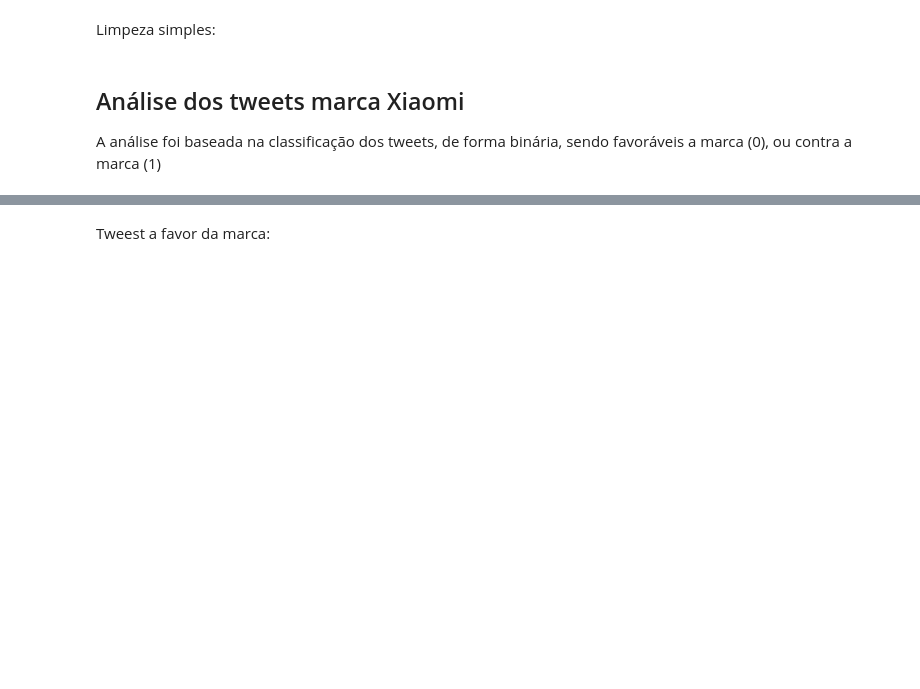
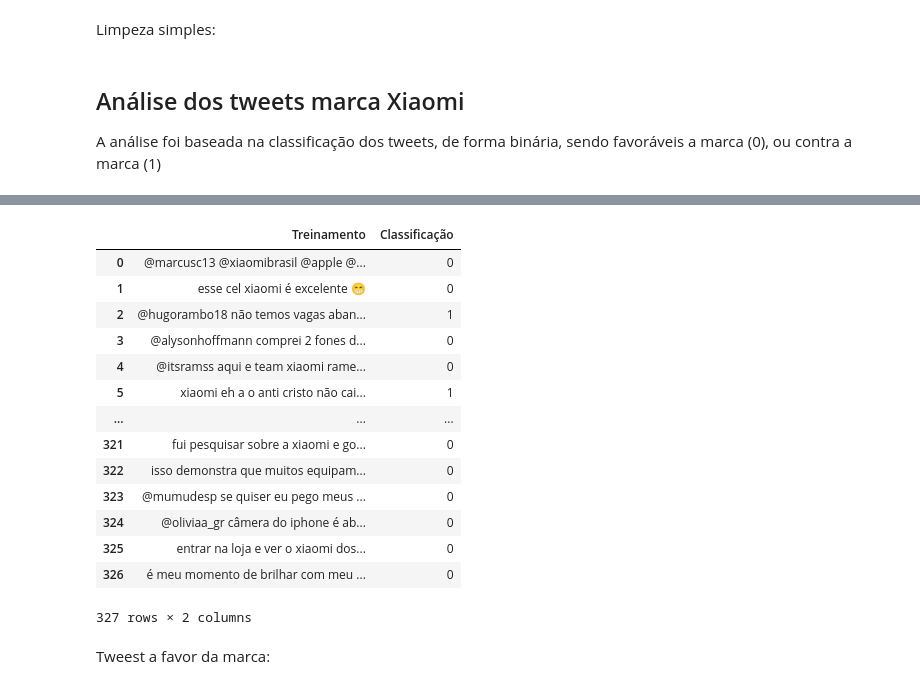
Before and after one commit to thalials/P2_tweets, a Jupyter notebook: Classificador.ipynb, the cells around one changed output, grey strips where cells are left out. Cells and saved outputs as stored; diff of their text form; code cells hidden in the pictures; blank space fills up the shorter version.

Commit message:
limpeza simples dos dados

```diff
--- a/Classificador.ipynb
+++ b/Classificador.ipynb
@@ -73,0 +62,3 @@ tweets_idx
+# %%
+lista_tt = dict_n_rep_tt['Treinamento']
+lista_tt
@@ -73,0 +83,9 @@ tweets_idx
+# %%
+lista_classificacao = dict_n_rep_tt['Classificação']
+# %%
+i=0
+lista_sem_caracteres = []
+for i in range(len(lista_tt)):
+    novo_tt = cleanup(lista_tt[i])
+    lista_sem_caracteres.append(novo_tt.lower())
+    i += 1
@@ -73,0 +112,11 @@ tweets_idx
+# %%
+i=0
+lista = []
+
+dict_df = {}
+for elemento in lista_sem_caracteres:
+    lista.append(elemento)
+    i += 1
+
+dict_df['Treinamento'] = lista
+dict_df['Classificação'] = lista_classificacao
@@ -73,0 +143,20 @@ tweets_idx
+# %%
+#novo banco de dados apos limpeza simples dos tweets
+novo_tweets = pd.DataFrame(data=dict_df)
+novo_tweets
+# %% [output]
+|  | Treinamento | Classificação |
+| 0 | @marcusc13 @xiaomibrasil @apple @... | 0 |
+| 1 | esse cel xiaomi é excelente 😁 | 0 |
+| 2 | @hugorambo18 não temos vagas aban... | 1 |
+| 3 | @alysonhoffmann comprei 2 fones d... | 0 |
+| 4 | @itsramss aqui e team xiaomi rame... | 0 |
+| 5 | xiaomi eh a o anti cristo não cai... | 1 |
+| ... | ... | ... |
+| 321 | fui pesquisar sobre a xiaomi e go... | 0 |
+| 322 | isso demonstra que muitos equipam... | 0 |
+| 323 | @mumudesp se quiser eu pego meus ... | 0 |
+| 324 | @oliviaa_gr câmera do iphone é ab... | 0 |
+| 325 | entrar na loja e ver o xiaomi dos... | 0 |
+| 326 | é meu momento de brilhar com meu ... | 0 |
+327 rows × 2 columns
```
Also changed, not shown: parts of 18 cells of this notebook.
